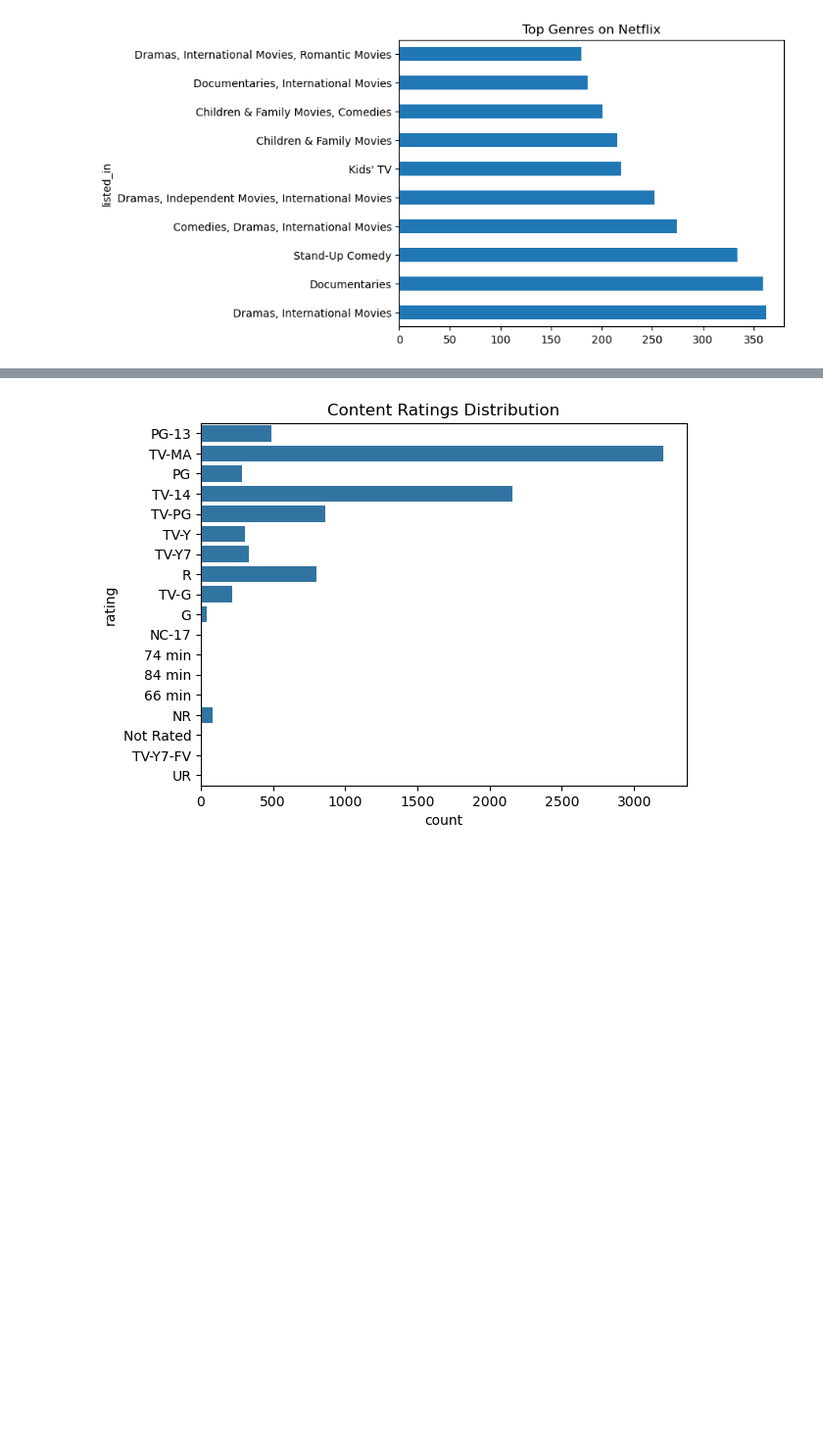
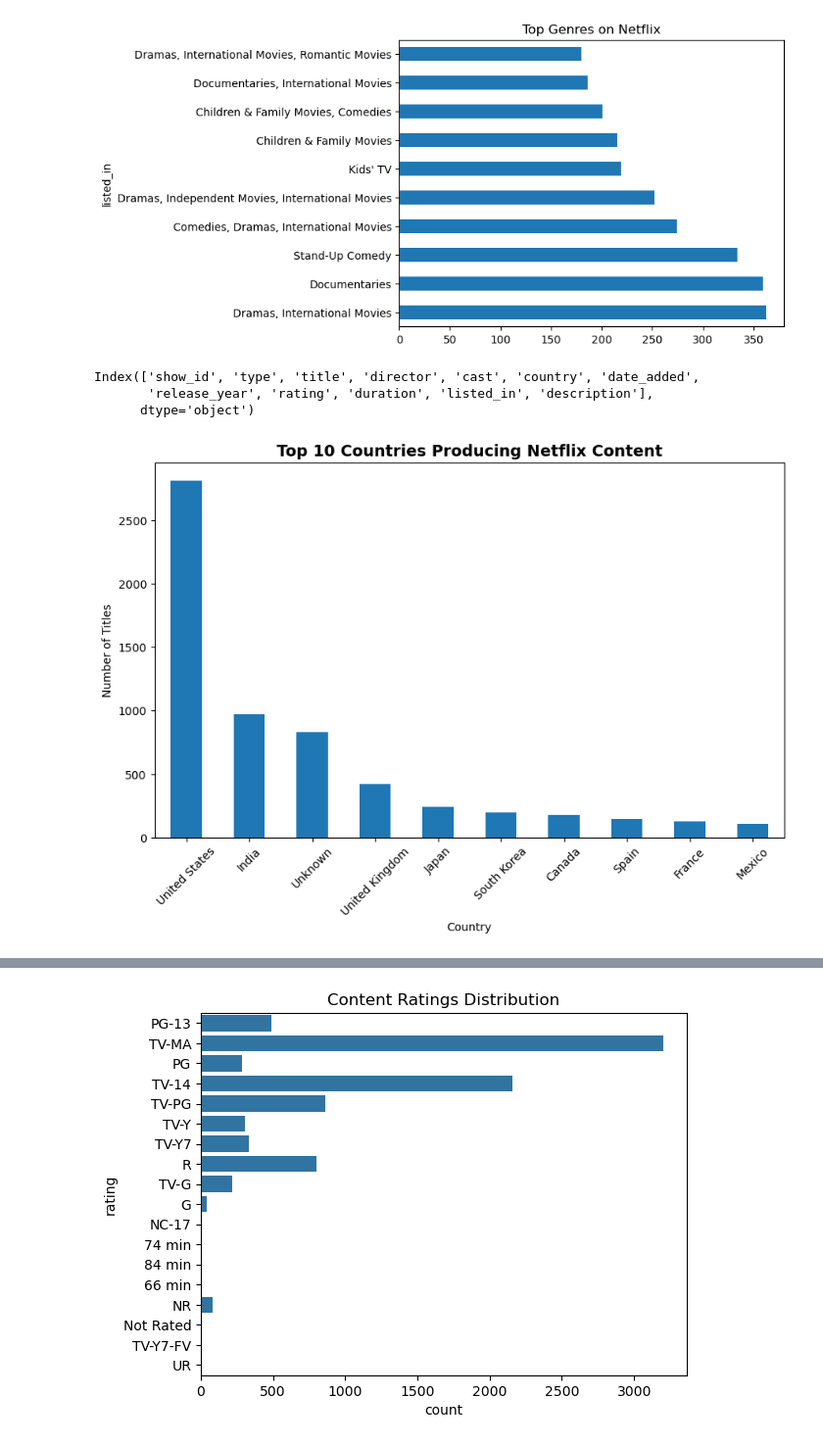
Before and after one commit to Ravindra8896/netflix-data-analysis-python, a Jupyter notebook: Netflix_data_Analysis.ipynb, the cells around one changed output, grey strips where cells are left out. Shown at 98% size. Drawn from its saved outputs; the diff is of its cells as text; code cells hidden in the pictures; blank space fills up the shorter version.

```diff
--- a/Netflix_data_Analysis.ipynb
+++ b/Netflix_data_Analysis.ipynb
@@ -171,4 +171,31 @@ plt.title("Top Genres on Netflix")
 plt.show()
 # %% [output]
 [figure]
+# %%
+df.columns
+# %% [output]
+Index(['show_id', 'type', 'title', 'director', 'cast', 'country', 'date_added',
+       'release_year', 'rating', 'duration', 'listed_in', 'description'],
+      dtype='object')
+# %%
+top_countries = df['country'].value_counts().head(10)
+
+# Create Figure
+plt.figure(figsize=(10,6))
+
+# Plot Bar Chart
+top_countries.plot(kind='bar')
+plt.title("Top 10 Countries Producing Netflix Content", fontsize=14, fontweight='bold')
+plt.xlabel("Country")
+plt.ylabel("Number of Titles")
+
+plt.xticks(rotation=45)
+
+# Save Image (VERY IMPORTANT LINE)
+plt.savefig("images/top_countries.png", dpi=300, bbox_inches='tight')
+
+# Show Plot
+plt.show()
+# %% [output]
+[figure, added]
 # %%
```
Also changed, not shown: parts of 5 cells of this notebook.
